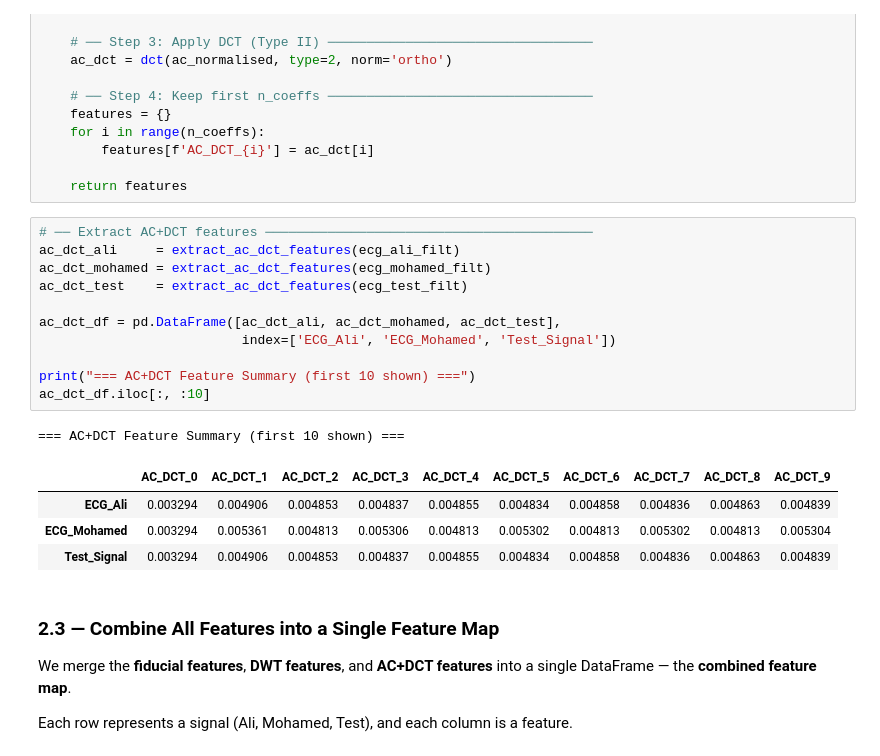
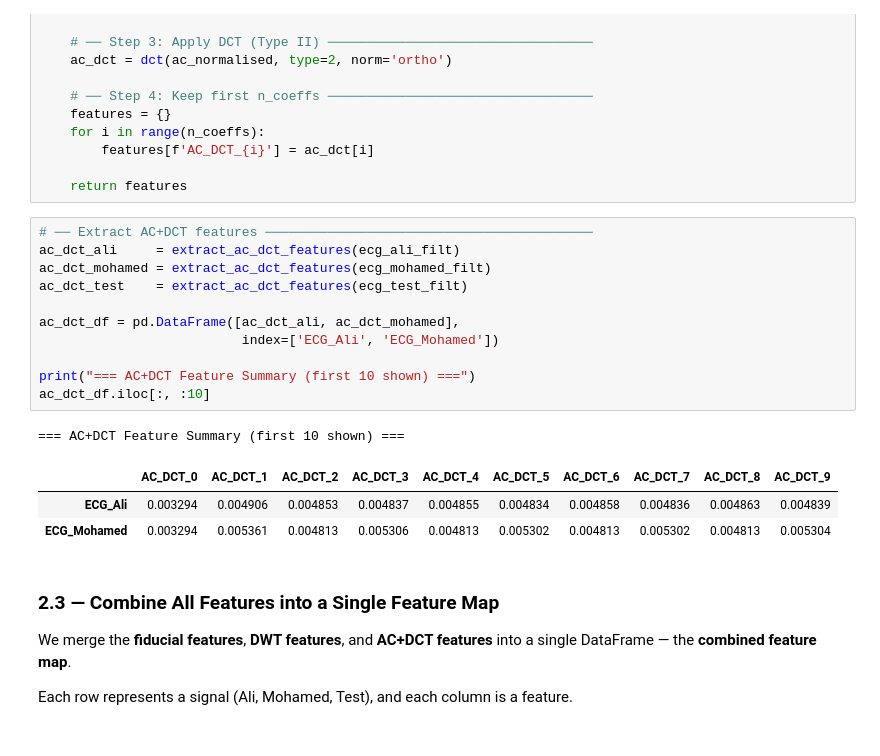
Before and after one commit to Kero-83/hci-tasks, a Jupyter notebook: Task 2/ECG_Signal_Processing.ipynb, the cells around one changed output. Cells and saved outputs as stored; diff of their text form.

```diff
--- a/Task 2/ECG_Signal_Processing.ipynb
+++ b/Task 2/ECG_Signal_Processing.ipynb
@@ -483,20 +481,19 @@ def extract_ac_dct_features(signal, n_coeffs=20):
 # %%
 # ── Extract AC+DCT features ──────────────────────────────────────────
 ac_dct_ali     = extract_ac_dct_features(ecg_ali_filt)
 ac_dct_mohamed = extract_ac_dct_features(ecg_mohamed_filt)
 ac_dct_test    = extract_ac_dct_features(ecg_test_filt)
 
-ac_dct_df = pd.DataFrame([ac_dct_ali, ac_dct_mohamed, ac_dct_test],
-                          index=['ECG_Ali', 'ECG_Mohamed', 'Test_Signal'])
+ac_dct_df = pd.DataFrame([ac_dct_ali, ac_dct_mohamed],
+                          index=['ECG_Ali', 'ECG_Mohamed'])
 
 print("=== AC+DCT Feature Summary (first 10 shown) ===")
 ac_dct_df.iloc[:, :10]
 # %% [output]
 === AC+DCT Feature Summary (first 10 shown) ===
 |  | AC_DCT_0 | AC_DCT_1 | AC_DCT_2 | AC_DCT_3 | AC_DCT_4 | AC_DCT_5 | AC_DCT_6 | AC_DCT_7 | AC_DCT_8 | AC_DCT_9 |
 | ECG_Ali | 0.003294 | 0.004906 | 0.004853 | 0.004837 | 0.004855 | 0.004834 | 0.004858 | 0.004836 | 0.004863 | 0.004839 |
 | ECG_Mohamed | 0.003294 | 0.005361 | 0.004813 | 0.005306 | 0.004813 | 0.005302 | 0.004813 | 0.005302 | 0.004813 | 0.005304 |
-| Test_Signal | 0.003294 | 0.004906 | 0.004853 | 0.004837 | 0.004855 | 0.004834 | 0.004858 | 0.004836 | 0.004863 | 0.004839 |
 # %% [markdown]
 ### 2.3 — Combine All Features into a Single Feature Map
 
```
Also changed, not shown: parts of 6 cells of this notebook, 1 other file.
